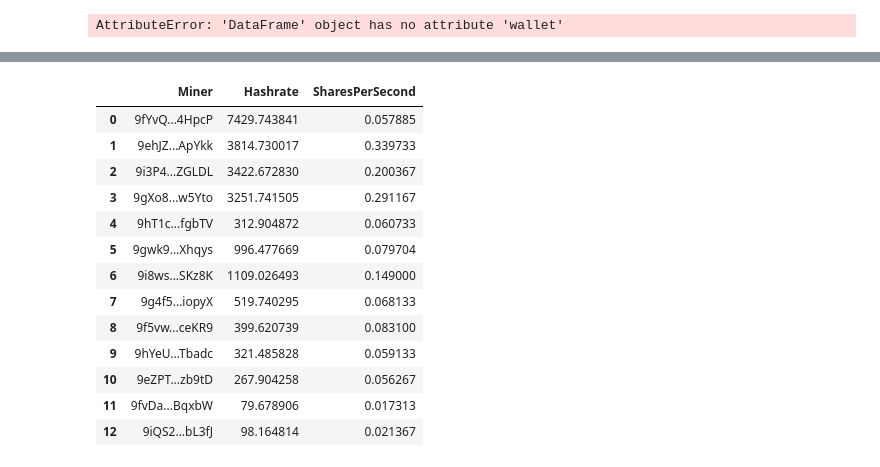
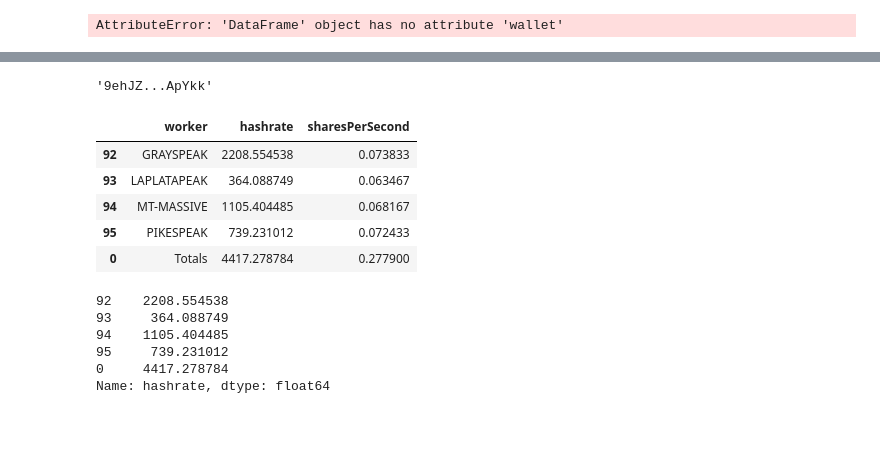
Before and after one commit to marctheshark3/sigmanaut-mining-pool-ui, a Jupyter notebook: prototype.ipynb, the cells around one changed output, grey strips where cells are left out. Drawn from its saved outputs; the diff is of its cells as text; code cells hidden in the pictures; blank space fills up the shorter version.

```diff
--- a/prototype.ipynb
+++ b/prototype.ipynb
@@ -422,24 +462,39 @@ n
 # %%
-df = reader.get_all_miner_data('')
+df = reader.get_all_miner_data('9ehJZvPDgvCNNd2zTQHxnSpcCAtb1kHbEN1VAgeoRD5DPVApYkk')
 ls = []
 for miner in df.miner.unique():
     temp = df[df.miner == miner]
     ls.append([miner, temp.hashrate.sum(), temp.sharesPerSecond.sum()])
 
 d = pd.DataFrame(ls, columns=['Miner', 'Hashrate', 'SharesPerSecond'])
-d
+d.Miner.unique()[0]
 # %% [output]
-|  | Miner | Hashrate | SharesPerSecond |
-| 0 | 9fYvQ...4HpcP | 7429.743841 | 0.057885 |
-| 1 | 9ehJZ...ApYkk | 3814.730017 | 0.339733 |
-| 2 | 9i3P4...ZGLDL | 3422.672830 | 0.200367 |
-| 3 | 9gXo8...w5Yto | 3251.741505 | 0.291167 |
-| 4 | 9hT1c...fgbTV | 312.904872 | 0.060733 |
-| 5 | 9gwk9...Xhqys | 996.477669 | 0.079704 |
-| 6 | 9i8ws...SKz8K | 1109.026493 | 0.149000 |
-| 7 | 9g4f5...iopyX | 519.740295 | 0.068133 |
-| 8 | 9f5vw...ceKR9 | 399.620739 | 0.083100 |
-| 9 | 9hYeU...Tbadc | 321.485828 | 0.059133 |
-| 10 | 9eZPT...zb9tD | 267.904258 | 0.056267 |
-| 11 | 9fvDa...BqxbW | 79.678906 | 0.017313 |
-| 12 | 9iQS2...bL3fJ | 98.164814 | 0.021367 |
+'9ehJZ...ApYkk'
+# %%
+latest = max(df.created)
+latest_data = df[df.created == latest]
+my_data = latest_data[latest_data.my_wallet == True]
+my_data = my_data.filter(['worker', 'hashrate', 'sharesPerSecond'])
+total_hash = my_data.hashrate.sum()
+total_shares = my_data.sharesPerSecond.sum()
+ls = ['Totals', total_hash, total_shares]
+
+d = pd.DataFrame([ls], columns=['worker', 'hashrate', 'sharesPerSecond'])
+data = pd.concat([my_data, d])
+data
+# %% [output]
+|  | worker | hashrate | sharesPerSecond |
+| 92 | GRAYSPEAK | 2208.554538 | 0.073833 |
+| 93 | LAPLATAPEAK | 364.088749 | 0.063467 |
+| 94 | MT-MASSIVE | 1105.404485 | 0.068167 |
+| 95 | PIKESPEAK | 739.231012 | 0.072433 |
+| 0 | Totals | 4417.278784 | 0.277900 |
+# %%
+data.hashrate
+# %% [output]
+92    2208.554538
+93     364.088749
+94    1105.404485
+95     739.231012
+0     4417.278784
+Name: hashrate, dtype: float64
```
Also changed, not shown: parts of 32 cells of this notebook, 5 other files.
